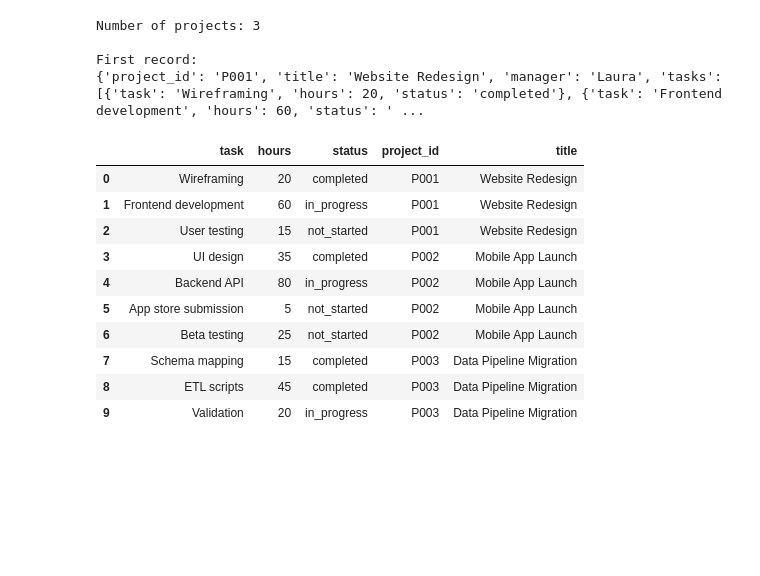
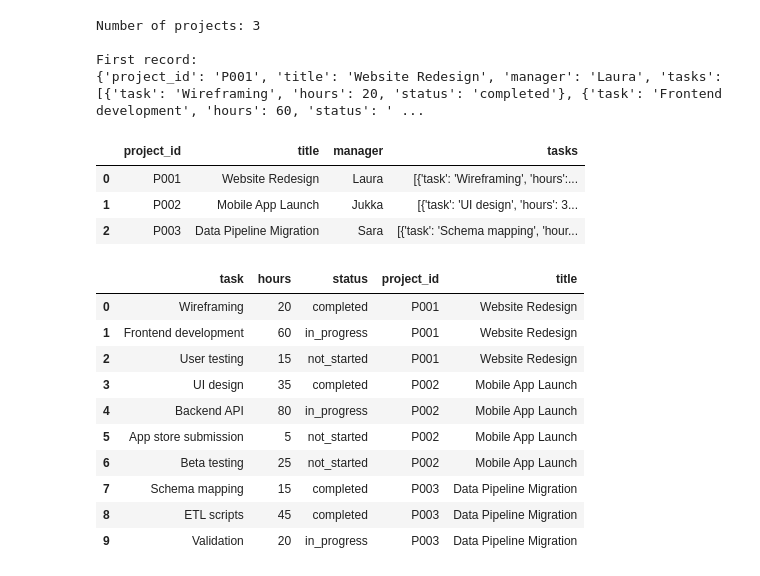
Before and after one commit to sippohippo/PythonForBusinessInt2026, a Jupyter notebook: exercises/E3_exercise_solutions.ipynb, the cells around one changed output. Saved outputs shown, nothing was run; the diff lists cells and outputs as text; code cells hidden in the pictures; blank space fills up the shorter version.

```diff
--- a/exercises/E3_exercise_solutions.ipynb
+++ b/exercises/E3_exercise_solutions.ipynb
@@ -116,6 +116,16 @@ Number of projects: 3
 
 First record:
 {'project_id': 'P001', 'title': 'Website Redesign', 'manager': 'Laura', 'tasks': [{'task': 'Wireframing', 'hours': 20, 'status': 'completed'}, {'task': 'Frontend development', 'hours': 60, 'status': ' ...
+# %%
+# Same thing as above, but done with pandas
+
+projects = pd.read_json("data/projects.json")
+projects
+# %% [output]
+|  | project_id | title | manager | tasks |
+| 0 | P001 | Website Redesign | Laura | [{'task': 'Wireframing', 'hours':... |
+| 1 | P002 | Mobile App Launch | Jukka | [{'task': 'UI design', 'hours': 3... |
+| 2 | P003 | Data Pipeline Migration | Sara | [{'task': 'Schema mapping', 'hour... |
 # %%
 # b) Flatten nested tasks using json_normalize
 # record_path tells pandas which nested list to expand into rows
```
Also changed, not shown: parts of 2 cells of this notebook, 1 other file.
